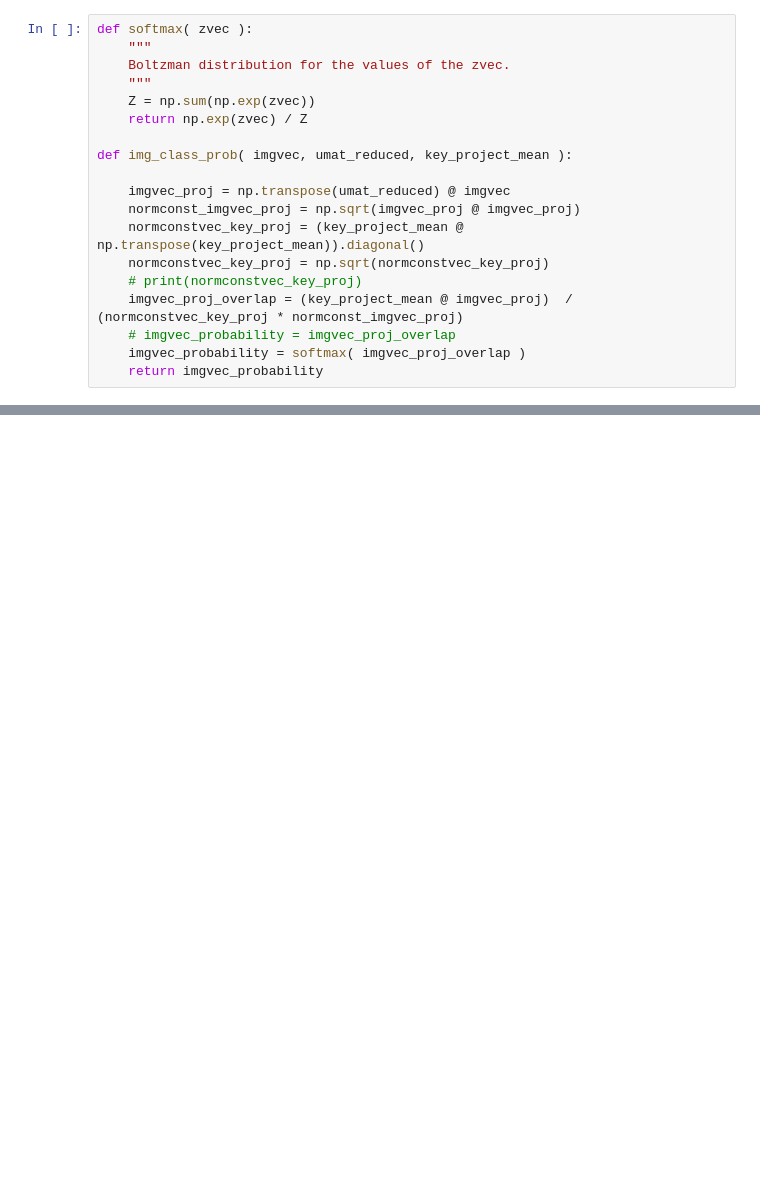
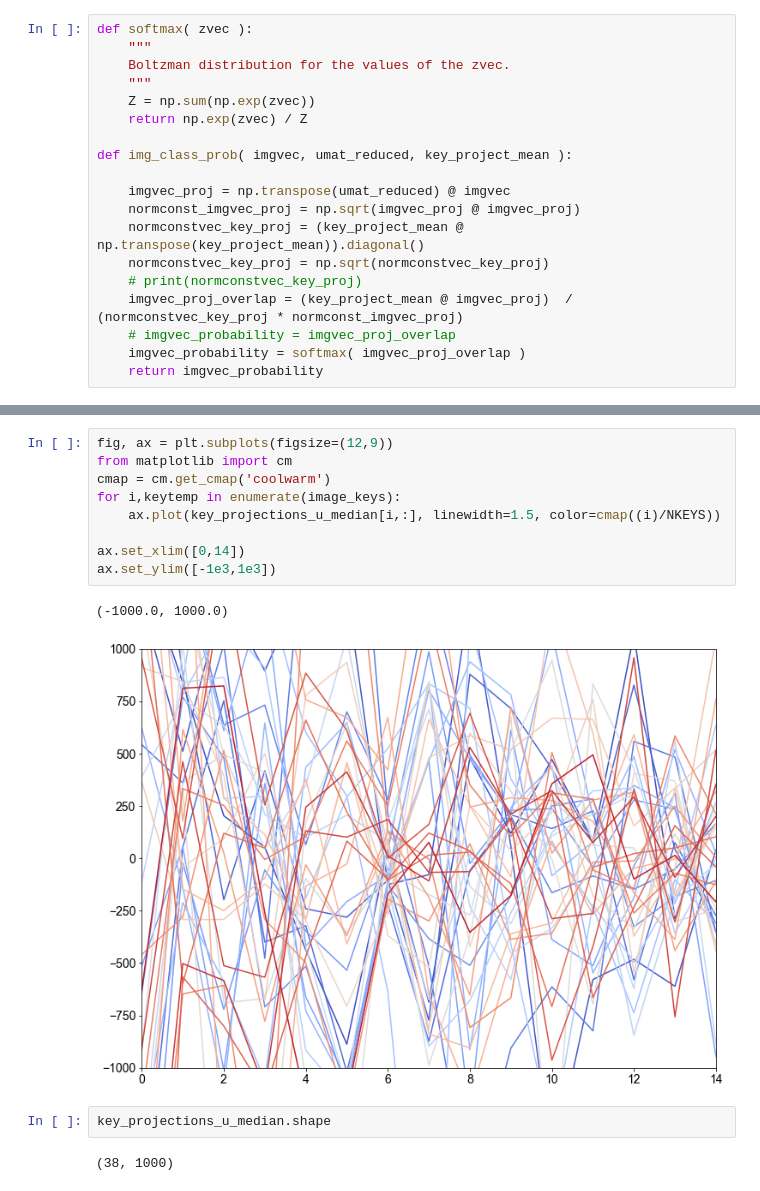
Before and after one commit to igred8/signal, a Jupyter notebook: signal/notebooks/1.0-SVD-classification-images-igad.ipynb, the cells around one changed output, grey strips where cells are left out. Drawn from its saved outputs; the diff is of its cells as text; blank space fills up the shorter version.

```diff
--- a/signal/notebooks/1.0-SVD-classification-images-igad.ipynb
+++ b/signal/notebooks/1.0-SVD-classification-images-igad.ipynb
@@ -264,0 +289,16 @@ plt.plot(img_prob)
+# %%
+fig, ax = plt.subplots(figsize=(12,9))
+from matplotlib import cm
+cmap = cm.get_cmap('coolwarm')
+for i,keytemp in enumerate(image_keys):
+    ax.plot(key_projections_u_median[i,:], linewidth=1.5, color=cmap((i)/NKEYS))
+
+ax.set_xlim([0,14])
+ax.set_ylim([-1e3,1e3])
+# %% [output]
+(-1000.0, 1000.0)
+[figure, added]
+# %%
+key_projections_u_median.shape
+# %% [output]
+(38, 1000)
```
Also changed, not shown: parts of 13 cells of this notebook.
